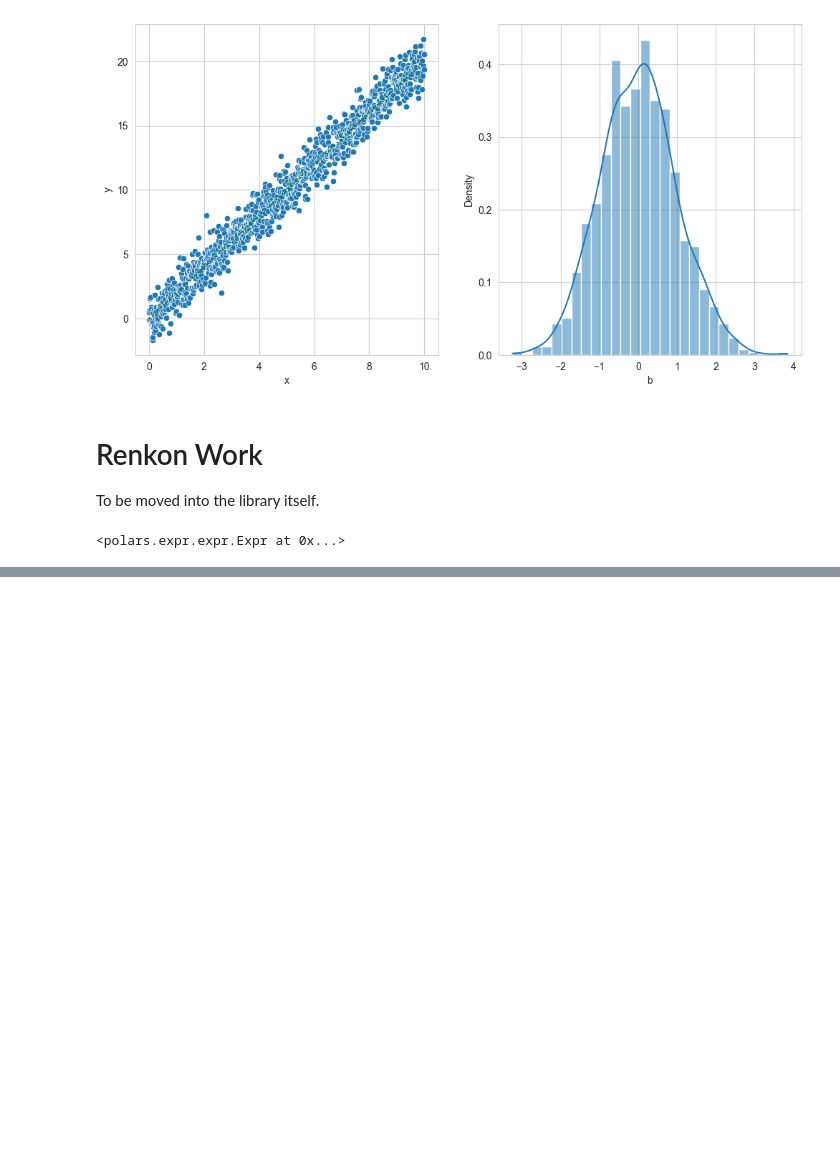
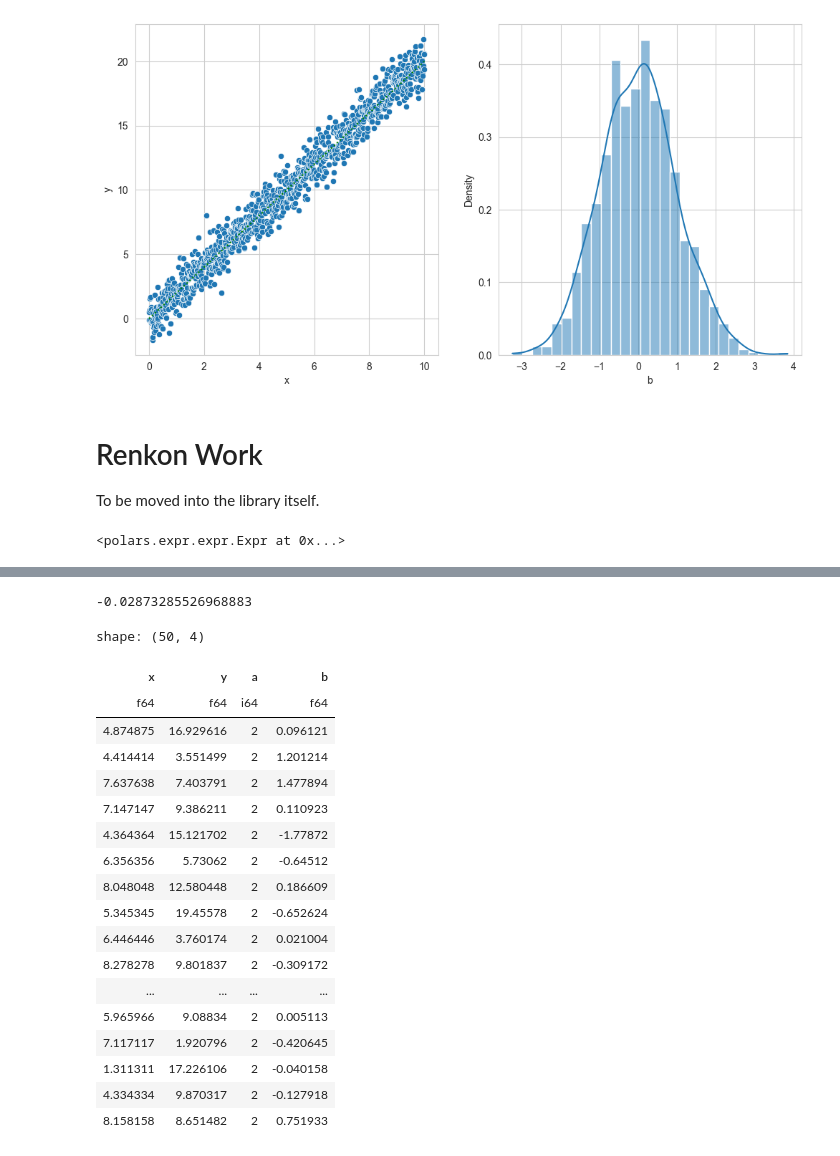
Before and after one commit to DylanLukes/renkon, a Jupyter notebook: notebooks/RANSAC.ipynb, the cells around one changed output, grey strips where cells are left out. Saved outputs shown, nothing was run; the diff lists cells and outputs as text; code cells hidden in the pictures; blank space fills up the shorter version.

```diff
--- a/notebooks/RANSAC.ipynb
+++ b/notebooks/RANSAC.ipynb
@@ -82,0 +104,13 @@ shape: (3, 4)
+# %%
+sample = rk.sample.const(k=50)
+
+# for i in range(MAX_ITER):
+    # 1. Sampling (split into train and test)
+train_df = df.select(pl.col("*").take(sample.indices))
+
+# 2. Fit results.
+model, results = rk.stats.linear_fit(data=train_df, y="y", x="x")
+
+# 3. Check inliers, outliers.
+inlying = results.test_inliers(df)
+inlying
@@ -82,0 +137,26 @@ shape: (3, 4)
+# %%
+results.score()
+# %% [output]
+-0.02873285526968883
+# %%
+df.select(pl.col("*").take(sample.indices))
+# %% [output]
+shape: (50, 4)
+| x | y | a | b |
+| f64 | f64 | i64 | f64 |
+| 4.874875 | 16.929616 | 2 | 0.096121 |
+| 4.414414 | 3.551499 | 2 | 1.201214 |
+| 7.637638 | 7.403791 | 2 | 1.477894 |
+| 7.147147 | 9.386211 | 2 | 0.110923 |
+| 4.364364 | 15.121702 | 2 | -1.77872 |
+| 6.356356 | 5.73062 | 2 | -0.64512 |
+| 8.048048 | 12.580448 | 2 | 0.186609 |
+| 5.345345 | 19.45578 | 2 | -0.652624 |
+| 6.446446 | 3.760174 | 2 | 0.021004 |
+| 8.278278 | 9.801837 | 2 | -0.309172 |
+| ... | ... | ... | ... |
+| 5.965966 | 9.08834 | 2 | 0.005113 |
+| 7.117117 | 1.920796 | 2 | -0.420645 |
+| 1.311311 | 17.226106 | 2 | -0.040158 |
+| 4.334334 | 9.870317 | 2 | -0.127918 |
+| 8.158158 | 8.651482 | 2 | 0.751933 |
```
Also changed, not shown: parts of 8 cells of this notebook, 18 other files.
